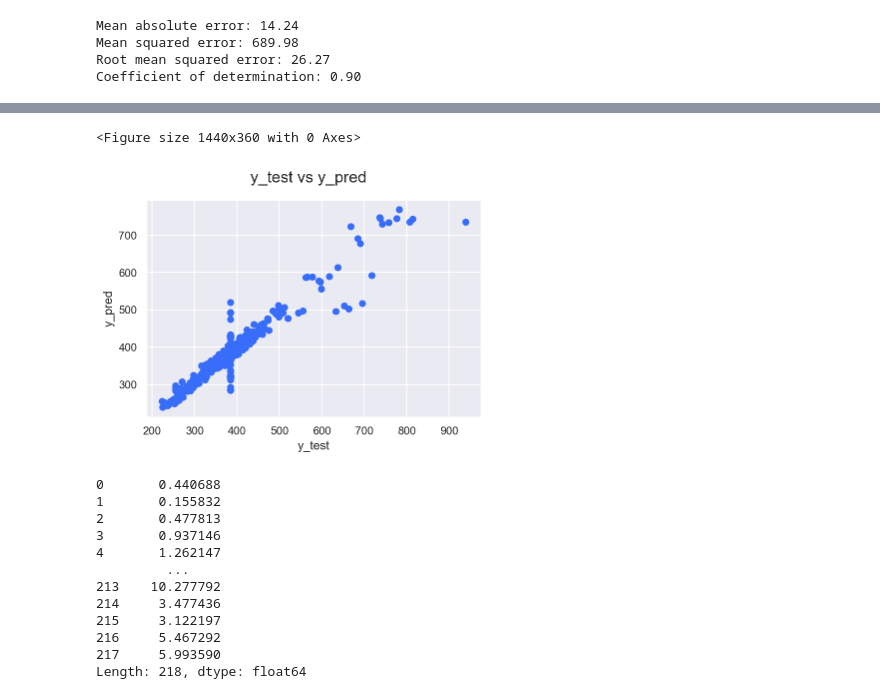
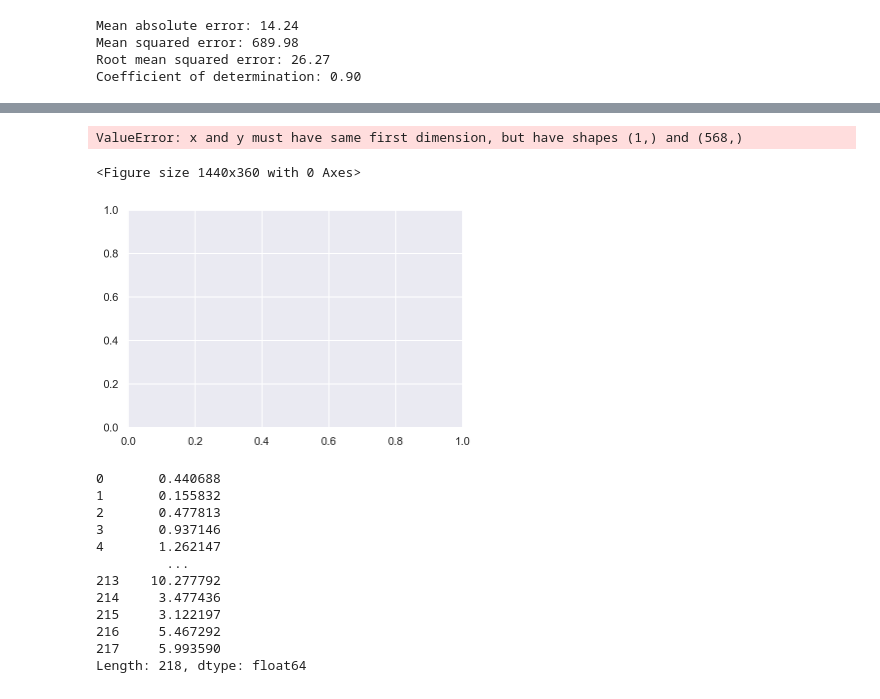
Before and after one commit to RitRa/Msc_CA2, a Jupyter notebook: notebooks/CA2_models.ipynb, the cells around one changed output, grey strips where cells are left out. Drawn from its saved outputs; the diff is of its cells as text; code cells hidden in the pictures.

```diff
--- a/notebooks/CA2_models.ipynb
+++ b/notebooks/CA2_models.ipynb
@@ -66,7 +66,7 @@ df_all.shape
 #df_urea= df_all[df_all.fertiliser_type == "Calcium Ammonium Nitrate (27.5% N)"]
 # %%
 #keep date, fertiliser_type, month_year, month, year
-X_new= df_all.drop(['fertiliser_price'], axis=1) # feature matrix
+X_new= df_all.drop(['fertiliser_price', 'month_year'], axis=1) # feature matrix
 feature_name = X_new.columns
 y_new = df_all['fertiliser_price']
 class_labels = np.unique(y_new)
@@ -76,7 +76,7 @@ class_labels = np.unique(y_new)
 import category_encoders as ce
 
 # columns to encode
-encoder = ce.OrdinalEncoder(cols=['month_year',
+encoder = ce.OrdinalEncoder(cols=[
                                   'fertiliser_type',
                                   'month',
                                   'year', 'date'])
@@ -84,6 +84,7 @@ encoder = ce.OrdinalEncoder(cols=['month_year',
 X_new = encoder.fit_transform(X_new)
 #X_new
 #X_new. iloc[:, [0,1,2, 3, 4]]
+#X_new
 # %% [markdown]
 ### One hot encoding
 # %%
@@ -126,6 +127,8 @@ from sklearn.metrics import mean_absolute_error
 
 regr = LinearRegression()
 regr.fit(X_train, y_train)
+
+x_trans_ = regr.fit(X_train, y_train)
 # %% [output]
 LinearRegression()
 # %% [markdown]
@@ -186,22 +239,24 @@ Coefficient of determination: 0.90
 # %%
 #EVALUATION OF THE MODEL
 # Plotting y_test and y_pred to understand the spread.
 #set to seaborn
 sns.set()
 #palette
 sns.set_palette('rainbow');
 #plot size
 plt.figure(figsize=(20, 5));
 
 fig = plt.figure()
 plt.scatter(y_test,y_pred);
+plt.plot(X_test, y_pred, color=’red’, linewidth=2)
 
 fig.suptitle('y_test vs y_pred', fontsize=16);              # Plot heading
 plt.xlabel('y_test');                         # X-label
 plt.ylabel('y_pred');
 # %% [output]
-<Figure size 1440x360 with 0 Axes>
+ValueError: x and y must have same first dimension, but have shapes (1,) and (568,)
+<Figure size 1440x360 with 0 Axes>
-[figure, old version]
+[figure, new version]
 # %%
 np.argmax(ohe_encoded, axis = 1)
 # %%
```
Also changed, not shown: parts of 15 cells of this notebook, 1 other file.
